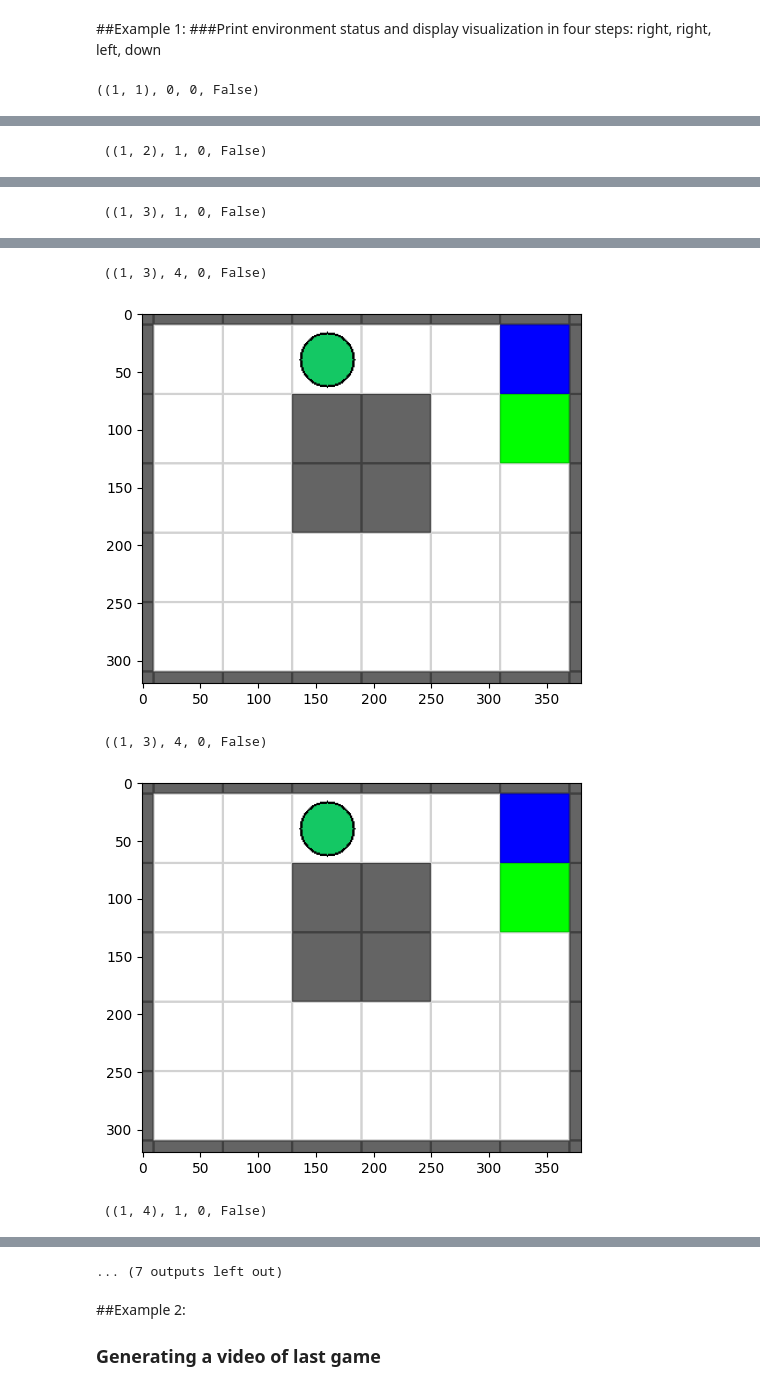
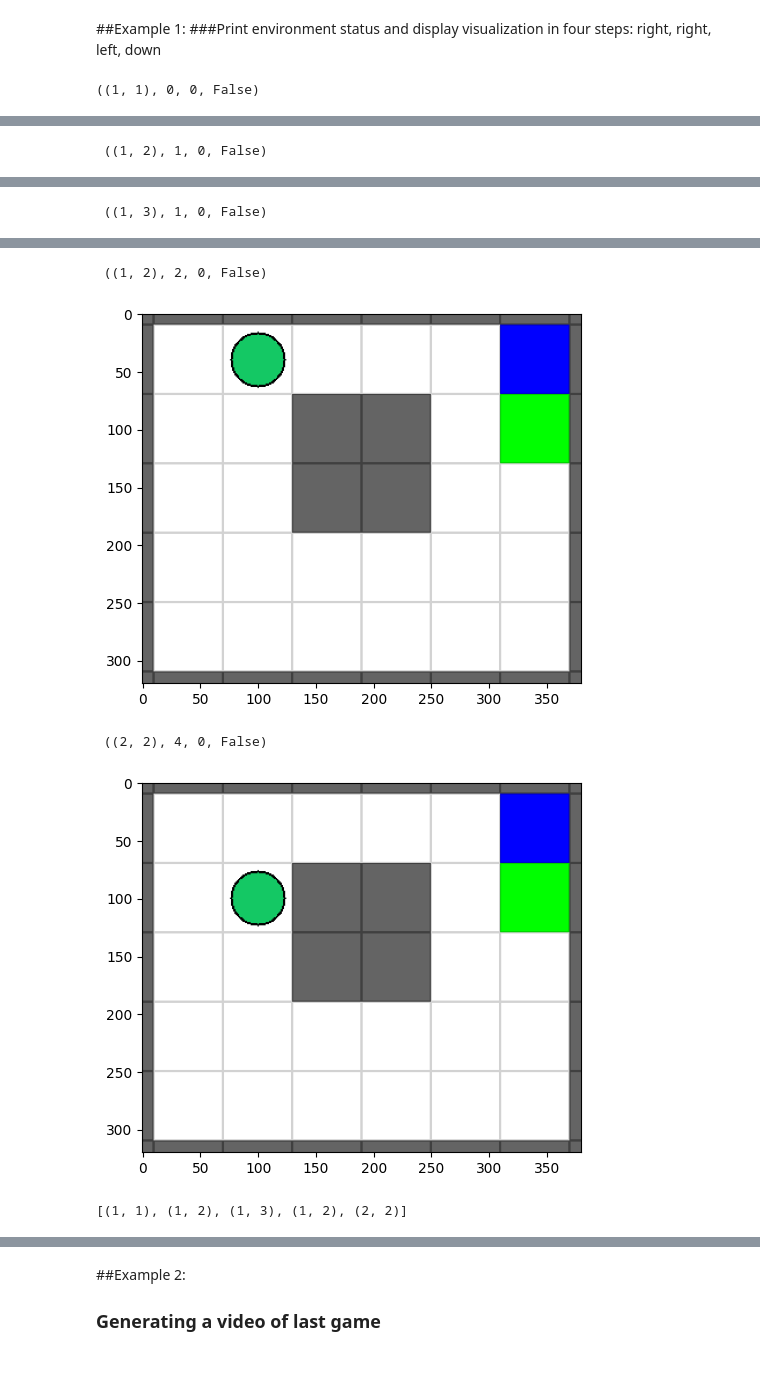
Before and after one commit to MarekBorzyszkowski/GUZW_1, a Jupyter notebook: src/DRL_assignment1.ipynb, the cells around one changed output, grey strips where cells are left out. Cells and saved outputs as stored; diff of their text form; code cells hidden in the pictures.

```diff
--- a/src/DRL_assignment1.ipynb
+++ b/src/DRL_assignment1.ipynb
@@ -201,24 +201,24 @@ the game is over False
 ##Example 1:
 ###Print environment status and display visualization in four steps: right, right, left, down
 # %%
-steps = [1, 1,4,4,1,1,1, 4] # right, right, left, down
+steps = [1, 1, 2, 4] # right, right, left, down
 env.reset()
 print(env.state())
 env.display()
 for step in steps:
   state = env.step(step)
   print("\n\n", state)
   env.display()
 print(env.replay_path)
 # %% [output]
 ((1, 1), 0, 0, False)
 [figure]
  ((1, 2), 1, 0, False)
 [figure]
  ((1, 3), 1, 0, False)
 [figure]
- ((1, 3), 4, 0, False)
+ ((1, 2), 2, 0, False)
-[figure, old version]
+[figure, new version]
- ((1, 3), 4, 0, False)
+ ((2, 2), 4, 0, False)
-[figure, old version]
+[figure, new version]
- ((1, 4), 1, 0, False)
+[(1, 1), (1, 2), (1, 3), (1, 2), (2, 2)]
@@ -226,4 +225,3 @@ print(env.replay_path)
-... (7 outputs left out)
 # %% [markdown]
 ##Example 2:
 ### Generating a video of last game
```
Also changed, not shown: parts of 11 cells of this notebook.
